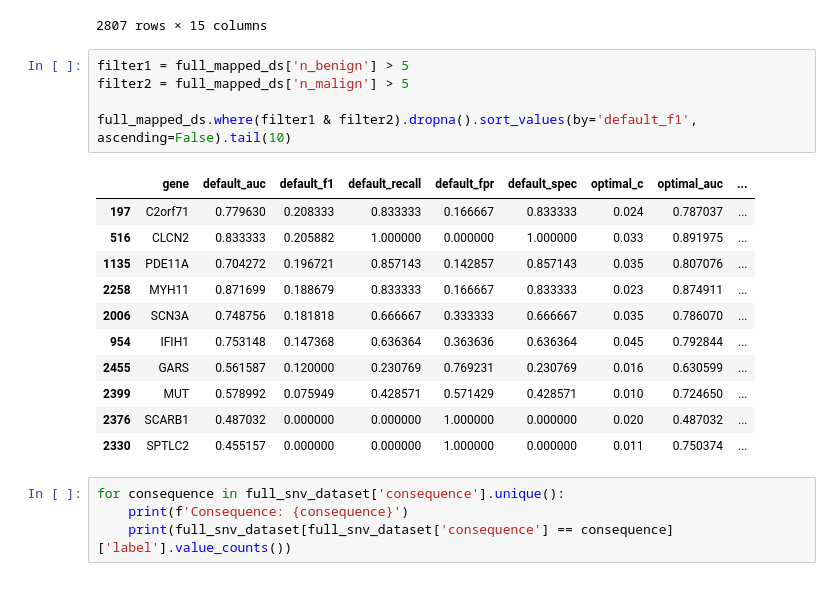
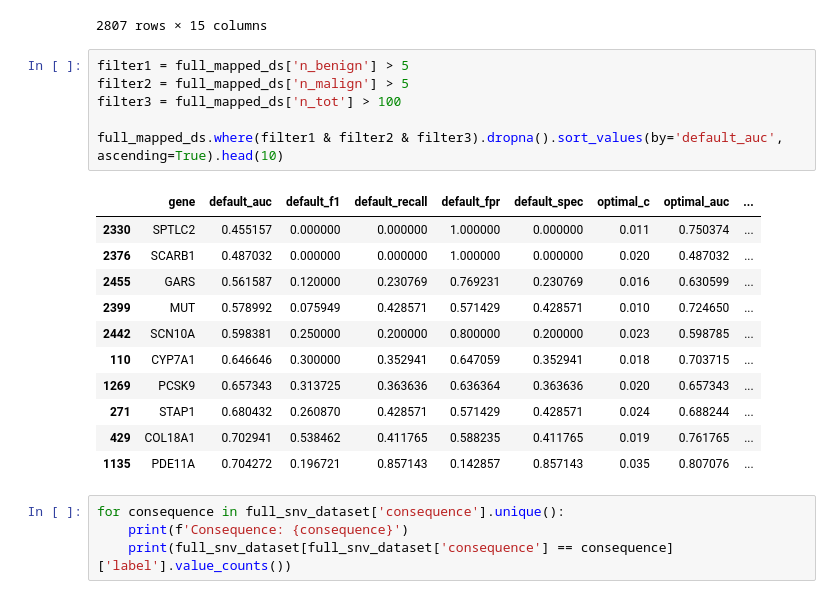
Before and after one commit to SietsmaRJ/dsls_master_thesis, a Jupyter notebook: side_scripts/potential_gene_features.ipynb, the cells around one changed output. Cells and saved outputs as stored; diff of their text form.

```diff
--- a/side_scripts/potential_gene_features.ipynb
+++ b/side_scripts/potential_gene_features.ipynb
@@ -95,20 +143,21 @@ full_mapped_ds.sort_values(by='default_f1', ascending=False)
 # %%
 filter1 = full_mapped_ds['n_benign'] > 5
 filter2 = full_mapped_ds['n_malign'] > 5
+filter3 = full_mapped_ds['n_tot'] > 100
 
-full_mapped_ds.where(filter1 & filter2).dropna().sort_values(by='default_f1', ascending=False).tail(10)
+full_mapped_ds.where(filter1 & filter2 & filter3).dropna().sort_values(by='default_auc', ascending=True).head(10)
 # %% [output]
 |  | gene | default_auc | default_f1 | default_recall | default_fpr | default_spec | optimal_c | optimal_auc | ... |
-| 197 | C2orf71 | 0.779630 | 0.208333 | 0.833333 | 0.166667 | 0.833333 | 0.024 | 0.787037 | ... |
-| 516 | CLCN2 | 0.833333 | 0.205882 | 1.000000 | 0.000000 | 1.000000 | 0.033 | 0.891975 | ... |
-| 1135 | PDE11A | 0.704272 | 0.196721 | 0.857143 | 0.142857 | 0.857143 | 0.035 | 0.807076 | ... |
-| 2258 | MYH11 | 0.871699 | 0.188679 | 0.833333 | 0.166667 | 0.833333 | 0.023 | 0.874911 | ... |
-| 2006 | SCN3A | 0.748756 | 0.181818 | 0.666667 | 0.333333 | 0.666667 | 0.035 | 0.786070 | ... |
-| 954 | IFIH1 | 0.753148 | 0.147368 | 0.636364 | 0.363636 | 0.636364 | 0.045 | 0.792844 | ... |
+| 2330 | SPTLC2 | 0.455157 | 0.000000 | 0.000000 | 1.000000 | 0.000000 | 0.011 | 0.750374 | ... |
+| 2376 | SCARB1 | 0.487032 | 0.000000 | 0.000000 | 1.000000 | 0.000000 | 0.020 | 0.487032 | ... |
 | 2455 | GARS | 0.561587 | 0.120000 | 0.230769 | 0.769231 | 0.230769 | 0.016 | 0.630599 | ... |
 | 2399 | MUT | 0.578992 | 0.075949 | 0.428571 | 0.571429 | 0.428571 | 0.010 | 0.724650 | ... |
-| 2376 | SCARB1 | 0.487032 | 0.000000 | 0.000000 | 1.000000 | 0.000000 | 0.020 | 0.487032 | ... |
-| 2330 | SPTLC2 | 0.455157 | 0.000000 | 0.000000 | 1.000000 | 0.000000 | 0.011 | 0.750374 | ... |
+| 2442 | SCN10A | 0.598381 | 0.250000 | 0.200000 | 0.800000 | 0.200000 | 0.023 | 0.598785 | ... |
+| 110 | CYP7A1 | 0.646646 | 0.300000 | 0.352941 | 0.647059 | 0.352941 | 0.018 | 0.703715 | ... |
+| 1269 | PCSK9 | 0.657343 | 0.313725 | 0.363636 | 0.636364 | 0.363636 | 0.020 | 0.657343 | ... |
+| 271 | STAP1 | 0.680432 | 0.260870 | 0.428571 | 0.571429 | 0.428571 | 0.024 | 0.688244 | ... |
+| 429 | COL18A1 | 0.702941 | 0.538462 | 0.411765 | 0.588235 | 0.411765 | 0.019 | 0.761765 | ... |
+| 1135 | PDE11A | 0.704272 | 0.196721 | 0.857143 | 0.142857 | 0.857143 | 0.035 | 0.807076 | ... |
 # %%
 for consequence in full_snv_dataset['consequence'].unique():
     print(f'Consequence: {consequence}')
```
Also changed, not shown: parts of 5 cells of this notebook, 3 other files.
